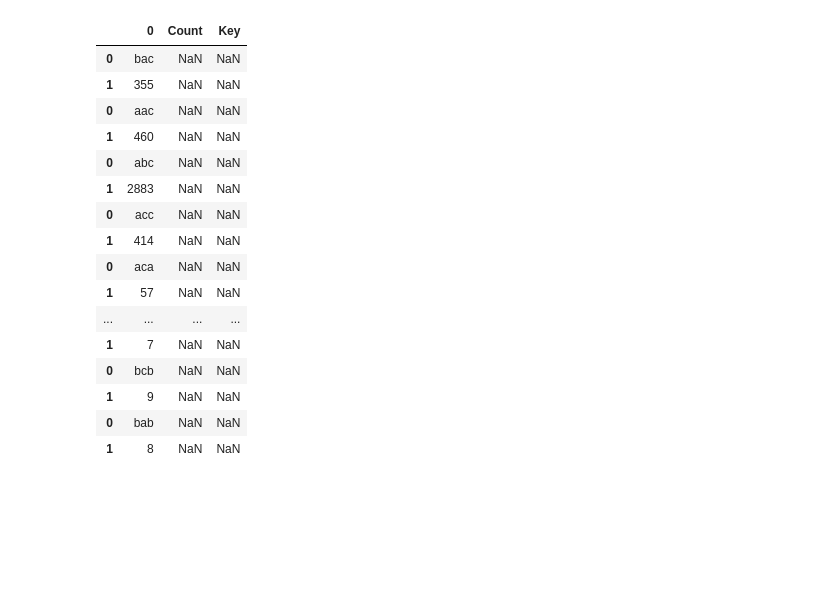
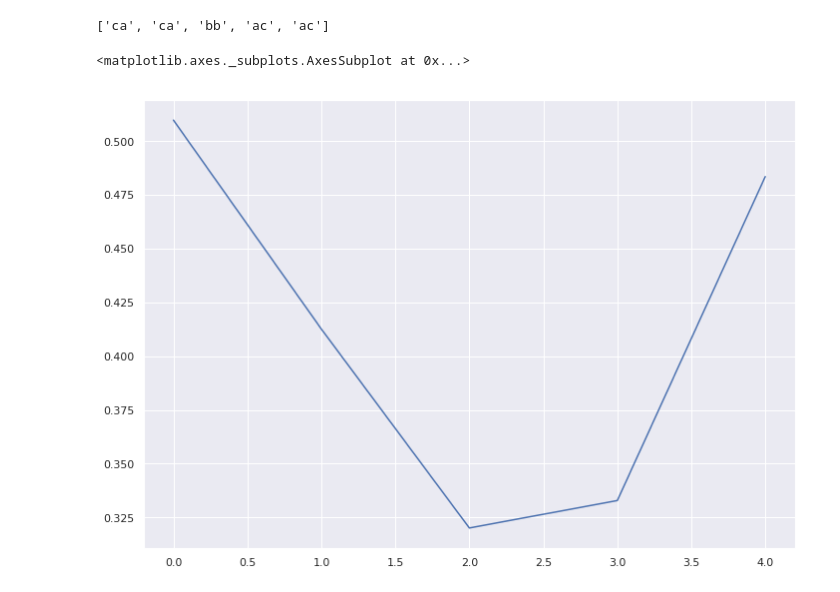
Before and after one commit to sebastiaansch/CDALab2, a Jupyter notebook: Assignment/Discrete models task.ipynb, the cells around one changed output. Cells and saved outputs as stored; diff of their text form; code cells hidden in the pictures; blank space fills up the shorter version.

Commit message:
Meer discrete en NGRAM

```diff
--- a/Assignment/Discrete models task.ipynb
+++ b/Assignment/Discrete models task.ipynb
@@ -75,20 +41,16 @@ state_df
-# %%
-state_counts
-# %% [output]
-|  | 0 | Count | Key |
-| 0 | bac | NaN | NaN |
-| 1 | 355 | NaN | NaN |
-| 0 | aac | NaN | NaN |
-| 1 | 460 | NaN | NaN |
-| 0 | abc | NaN | NaN |
-| 1 | 2883 | NaN | NaN |
-| 0 | acc | NaN | NaN |
-| 1 | 414 | NaN | NaN |
-| 0 | aca | NaN | NaN |
-| 1 | 57 | NaN | NaN |
-| ... | ... | ... | ... |
-| 1 | 7 | NaN | NaN |
-| 0 | bcb | NaN | NaN |
-| 1 | 9 | NaN | NaN |
-| 0 | bab | NaN | NaN |
-| 1 | 8 | NaN | NaN |
+# %%
+from saxpy.sax import sax_via_window
+from saxpy.alphabet import cuts_for_asize
+from saxpy.znorm import znorm
+from saxpy.paa import paa
+from saxpy.sax import ts_to_string
+
+dat = df1['L_T1'].values
+
+amount_of_levels = 3
+window_size = 2
+
+discrete_signal = []
+for t in range(len(dat)-window_size):
+    dat_znorm = znorm(dat[t:t+window_size])
+    discrete_signal.append(ts_to_string(dat_znorm, cuts_for_asize(amount_of_levels)))
@@ -94,0 +60,8 @@ state_counts
+# %%
+## Show example:
+print(discrete_signal[0:5])
+sns.lineplot(data=dat[0:5])
+# %% [output]
+['ca', 'ca', 'bb', 'ac', 'ac']
+<matplotlib.axes._subplots.AxesSubplot at 0x...>
+[figure, added]
```
Also changed, not shown: parts of 7 cells of this notebook.
